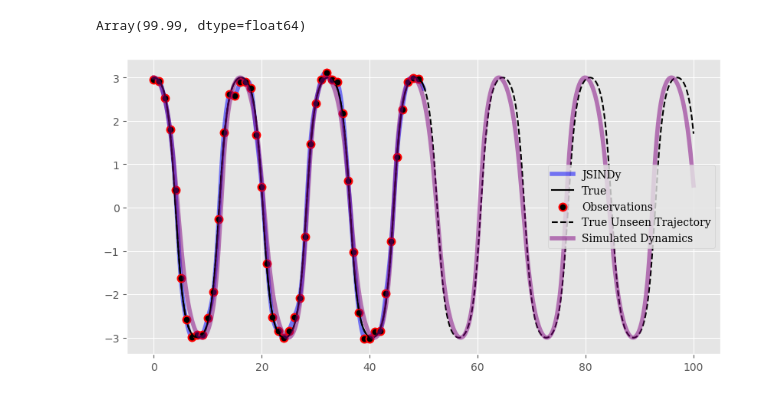
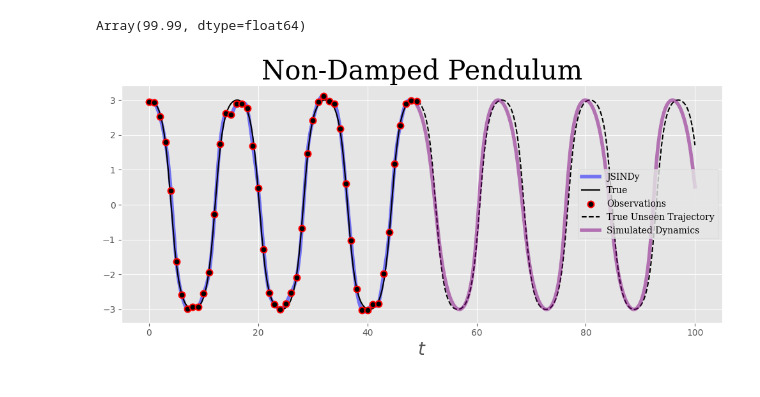
Before and after one commit to AHsu98/jsindy, a Jupyter notebook: paper-examples/mis-specification/simple_example.ipynb, the cells around one changed output. Cells and saved outputs as stored; diff of their text form; code cells hidden in the pictures.

```diff
--- a/paper-examples/mis-specification/simple_example.ipynb
+++ b/paper-examples/mis-specification/simple_example.ipynb
@@ -53,6 +53,9 @@ plt.style.use("ggplot")
 # Random key
 seed = 1234
 rkey = PRNGKey(seed=seed)
+
+savefig = True
+# save_folder = "figures_miss-specification/"
 # %%
 dt = 0.01
 noise = 0.1
@@ -270,19 +273,25 @@ Array(99.99, dtype=float64)
 x_true_extend = simulate_sol(X_true[0], system=ode_sys,t_eval=t_eval, t1=t1*2)
 x_model_extend = simulate_sol(X_true[0], system=model_ode_sys, t_eval=t_eval,t1=t1*2)
 # %%
-cutoff = -1
+cutoff = -60
 plt.figure(figsize=(10,5))
-plt.plot(t_true, x_pred, label="JSINDy", c='blue', alpha=0.5, lw=4)
-plt.plot(t_true, X_true[:,0], label= 'True', c='black')
-plt.scatter(t_train, X_train[:,0], zorder = 2, facecolors='black', edgecolors='red', label="Observations", s=50,lw=1.5)
+plt.plot(t_true[:cutoff], x_pred[:cutoff], label="JSINDy", c='blue', alpha=0.5, lw=4)
+plt.plot(t_true[:cutoff], X_true[:cutoff,0], label= 'True', c='black')
+plt.scatter(t_train, X_train[:,0], zorder = 3, facecolors='black', edgecolors='red', label="Observations", s=50,lw=1.5)
 
 # extension
 # t_extend = t_true + t_true[cutoff]
+new_cutoff = len(t_true) + cutoff + -30
 
-plt.plot(t_eval, x_true_extend[:,0],linestyle="--", c='black', label="True Unseen Trajectory")
-plt.plot(t_eval, x_model_extend[:,0], c='purple', lw=4, label="Simulated Dynamics",alpha=0.5)
+plt.plot(t_eval[new_cutoff:], x_true_extend[new_cutoff:,0],linestyle="--", c='black', label="True Unseen Trajectory")
+plt.plot(t_eval[new_cutoff:], x_model_extend[new_cutoff:,0], c='purple', lw=4, label="Simulated Dynamics",alpha=0.5)
 
-plt.legend(prop={'family':'serif'})
+plt.xlabel(r"$t$",size=20, family='serif')
+plt.legend(prop={'family':'serif'},loc='right')
+plt.title(r"Non-Damped Pendulum",size=30, family='serif')
+plt.tight_layout()
+if savefig:
+    plt.savefig("non-damped-pendulum.pdf")
 plt.show()
 # %% [output]
-[figure, old version]
+[figure, new version]
```
Also changed, not shown: parts of 1 cell of this notebook, 1 other file.
